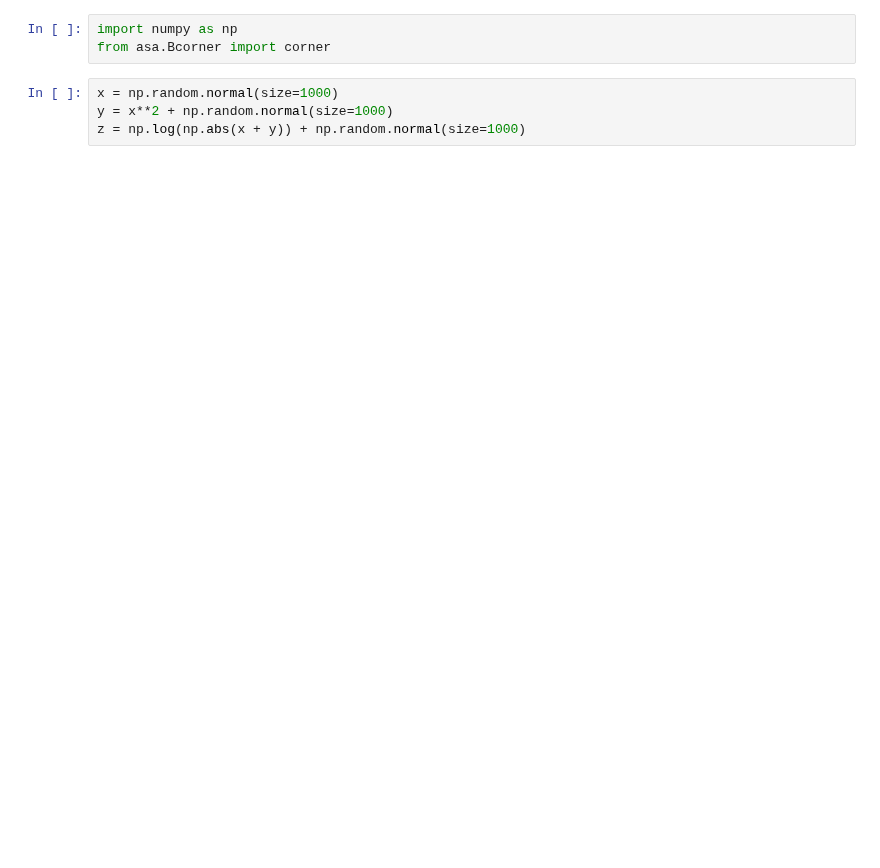
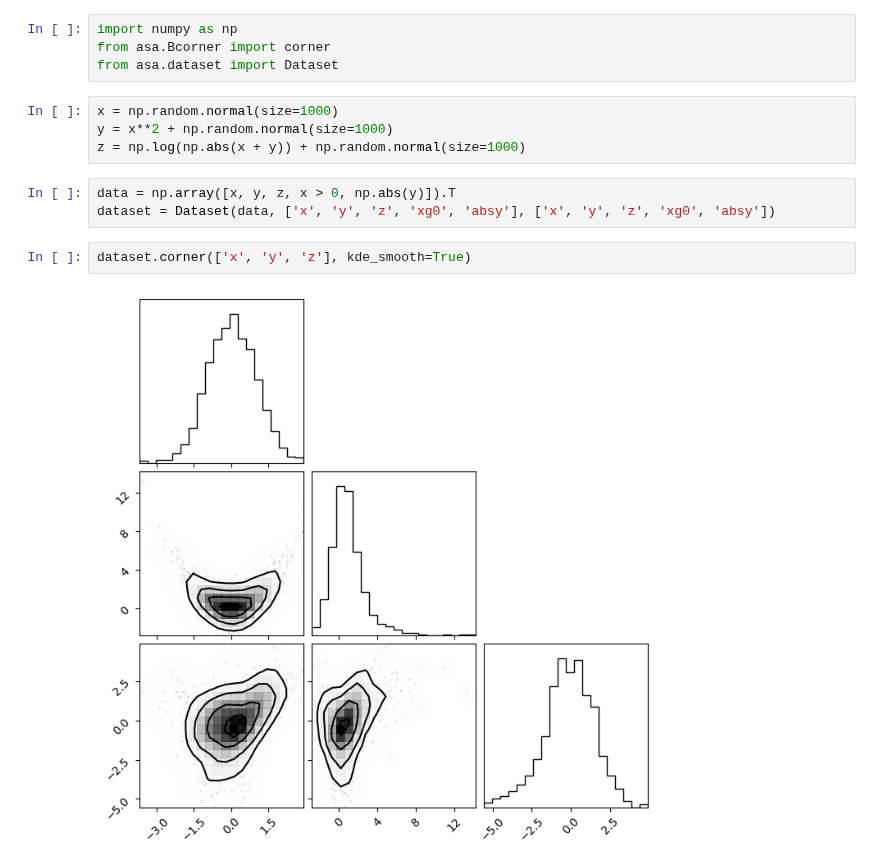
Before and after one commit to astro-jingtao/astro_statistics_assistant, a Jupyter notebook: example/corner_plot.ipynb, the cells around one changed output. Saved outputs shown, nothing was run; the diff lists cells and outputs as text; blank space fills up the shorter version.

Commit message:
corner plot

```diff
--- a/example/corner_plot.ipynb
+++ b/example/corner_plot.ipynb
@@ -1,10 +1,18 @@
 # %%
 import numpy as np
 from asa.Bcorner import corner
+from asa.dataset import Dataset
 # %%
 x = np.random.normal(size=1000)
 y = x**2 + np.random.normal(size=1000)
 z = np.log(np.abs(x + y)) + np.random.normal(size=1000)
+# %%
+data = np.array([x, y, z, x > 0, np.abs(y)]).T
+dataset = Dataset(data, ['x', 'y', 'z', 'xg0', 'absy'], ['x', 'y', 'z', 'xg0', 'absy'])
+# %%
+dataset.corner(['x', 'y', 'z'], kde_smooth=True)
+# %% [output]
+[figure, added]
 # %%
 corner(np.array([x, y, z]).T, kde_smooth=True);
 # %% [output]
```
Also changed, not shown: parts of 1 cell of this notebook, 2 other files.
